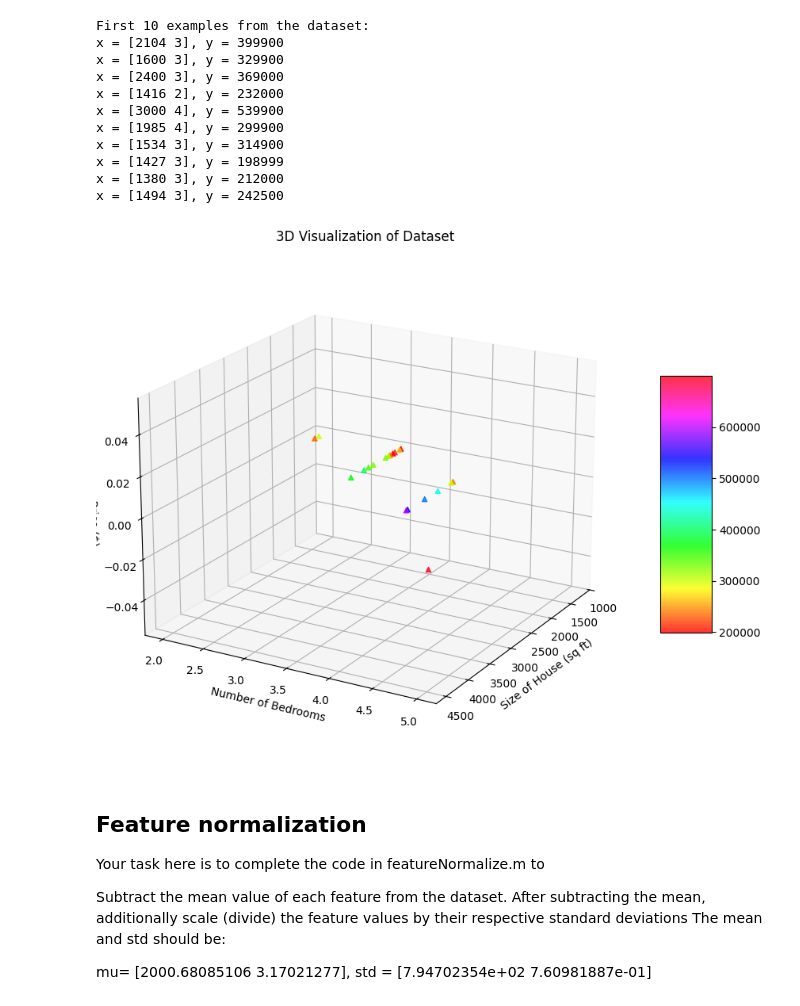
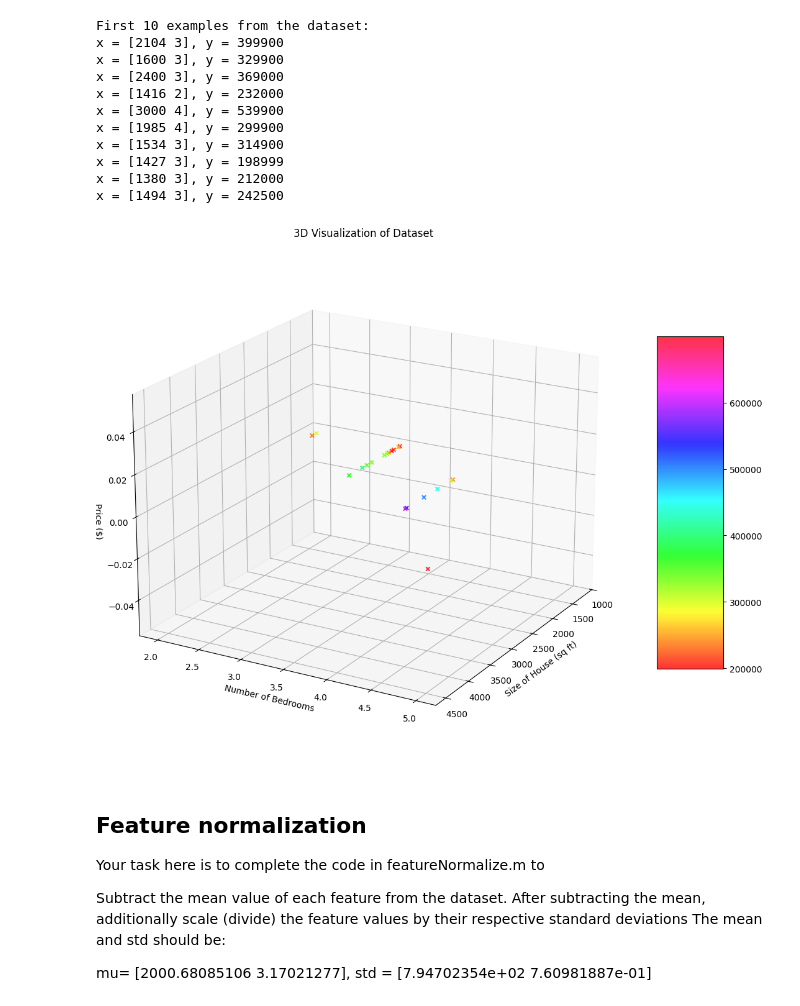
Before and after one commit to undelapaz-rnap-2025I/tarea-regresion-jfffffffffff, a Jupyter notebook: Regresion_multilinear.ipynb, the cells around one changed output. Cells and saved outputs as stored; diff of their text form; code cells hidden in the pictures.

```diff
--- a/Regresion_multilinear.ipynb
+++ b/Regresion_multilinear.ipynb
@@ -39,34 +39,34 @@ x = [1494 3], y = 242500
 # %%
 # ==================== Parte 1: Visualización ====================
 from mpl_toolkits.mplot3d import Axes3D
 
 # Crear figura y eje 3D
-fig = plt.figure(figsize=(10, 7))
+fig = plt.figure(figsize=(11, 11))
 ax = fig.add_subplot(111, projection='3d')
 
 # Graficar puntos en 3D con color según precio
 my_cmap = plt.get_cmap('hsv')
 sctt = ax.scatter3D(X[0:20, 0], X[0:20, 1],
                     alpha = 0.8,
                     c = y[0:20,0],
                     cmap = my_cmap,
-                    marker ='^')
+                    marker ='x',)
 
 # Etiquetas de los ejes
 ax.set_xlabel('Size of House (sq ft)')
 ax.set_ylabel('Number of Bedrooms')
 ax.set_zlabel('Price ($)')
 fig.colorbar(sctt, ax = ax, shrink = 0.5, aspect = 5)
 
 # Configurar vista y cuadrícula
 ax.view_init(elev=20, azim=30)
 ax.grid(True)
 
 plt.title('3D Visualization of Dataset')
 plt.tight_layout()
 plt.show()
 # %% [output]
-[figure, old version]
+[figure, new version]
 # %% [markdown]
 ## Feature normalization
 
```
